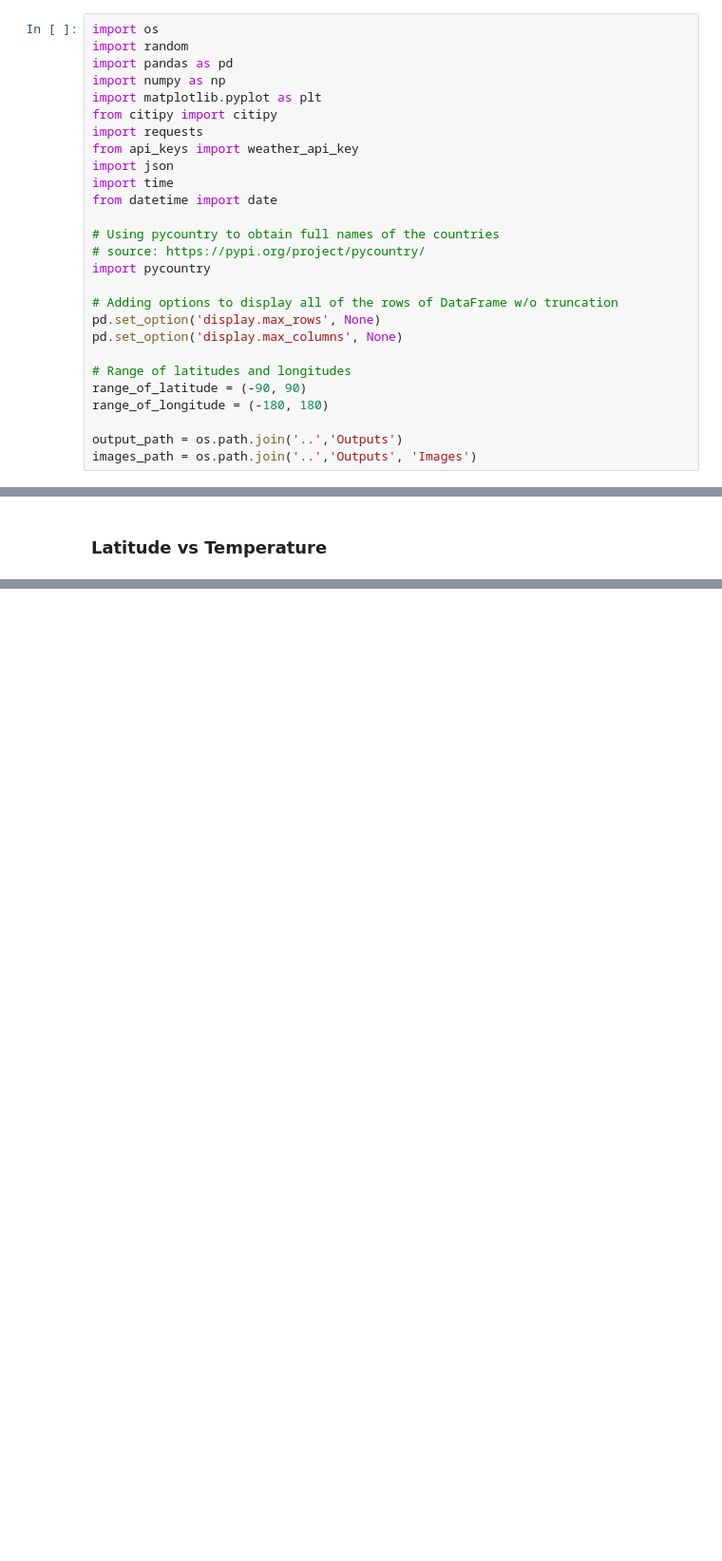
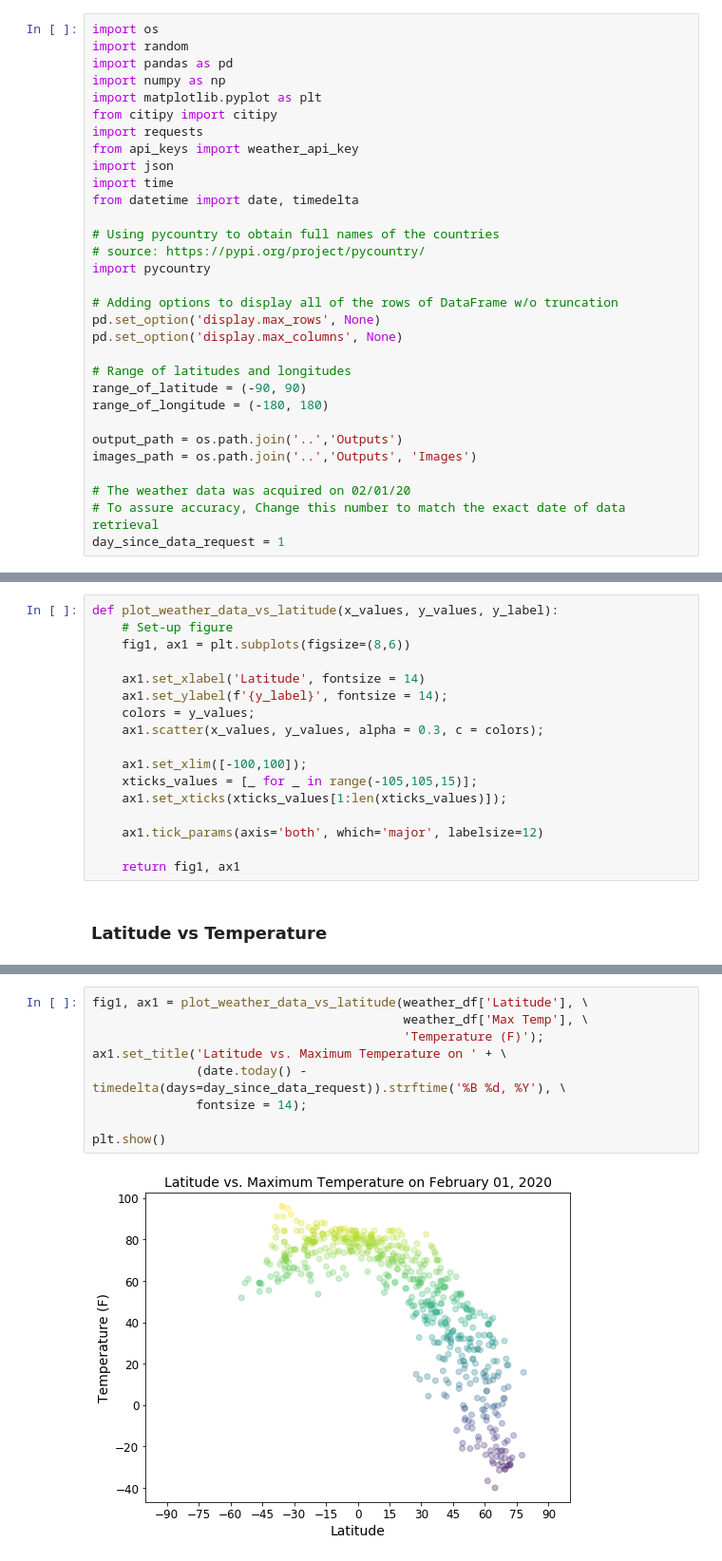
Before and after one commit to nqazimn/python-api-challenge, a Jupyter notebook: WeatherPy/WeatherPy_analysis.ipynb, the cells around one changed output, grey strips where cells are left out. Shown: that part at 95% size. Saved outputs shown, nothing was run; the diff lists cells and outputs as text; blank space fills up the shorter version.

Commit message:
Coded functions to create plots and colored scatter with values

```diff
--- a/WeatherPy/WeatherPy_analysis.ipynb
+++ b/WeatherPy/WeatherPy_analysis.ipynb
@@ -9,7 +9,7 @@ import requests
 from api_keys import weather_api_key
 import json
 import time
-from datetime import date
+from datetime import date, timedelta
 
 # Using pycountry to obtain full names of the countries
 # source: https://pypi.org/project/pycountry/
@@ -25,6 +25,10 @@ range_of_longitude = (-180, 180)
 
 output_path = os.path.join('..','Outputs')
 images_path = os.path.join('..','Outputs', 'Images')
+
+# The weather data was acquired on 02/01/20
+# To assure accuracy, Change this number to match the exact date of data retrieval
+day_since_data_request = 1
 # %%
 weather_df = pd.read_csv(output_path + '/weather_df.csv')
 weather_df.head()
@@ -38,2 +55,19 @@ weather_df.head()
+# %%
+def plot_weather_data_vs_latitude(x_values, y_values, y_label):
+    # Set-up figure
+    fig1, ax1 = plt.subplots(figsize=(8,6))
+
+    ax1.set_xlabel('Latitude', fontsize = 14)
+    ax1.set_ylabel(f'{y_label}', fontsize = 14);
+    colors = y_values;
+    ax1.scatter(x_values, y_values, alpha = 0.3, c = colors);
+
+    ax1.set_xlim([-100,100]);
+    xticks_values = [_ for _ in range(-105,105,15)];
+    ax1.set_xticks(xticks_values[1:len(xticks_values)]);
+
+    ax1.tick_params(axis='both', which='major', labelsize=12)
+
+    return fig1, ax1
 # %% [markdown]
 ### Latitude vs Temperature
@@ -77,0 +74,11 @@ plt.show()
+# %%
+fig1, ax1 = plot_weather_data_vs_latitude(weather_df['Latitude'], \
+                                          weather_df['Max Temp'], \
+                                          'Temperature (F)');
+ax1.set_title('Latitude vs. Maximum Temperature on ' + \
+              (date.today() - timedelta(days=day_since_data_request)).strftime('%B %d, %Y'), \
+              fontsize = 14);
+
+plt.show()
+# %% [output]
+[figure, added]
```
Also changed, not shown: parts of 11 cells of this notebook.
